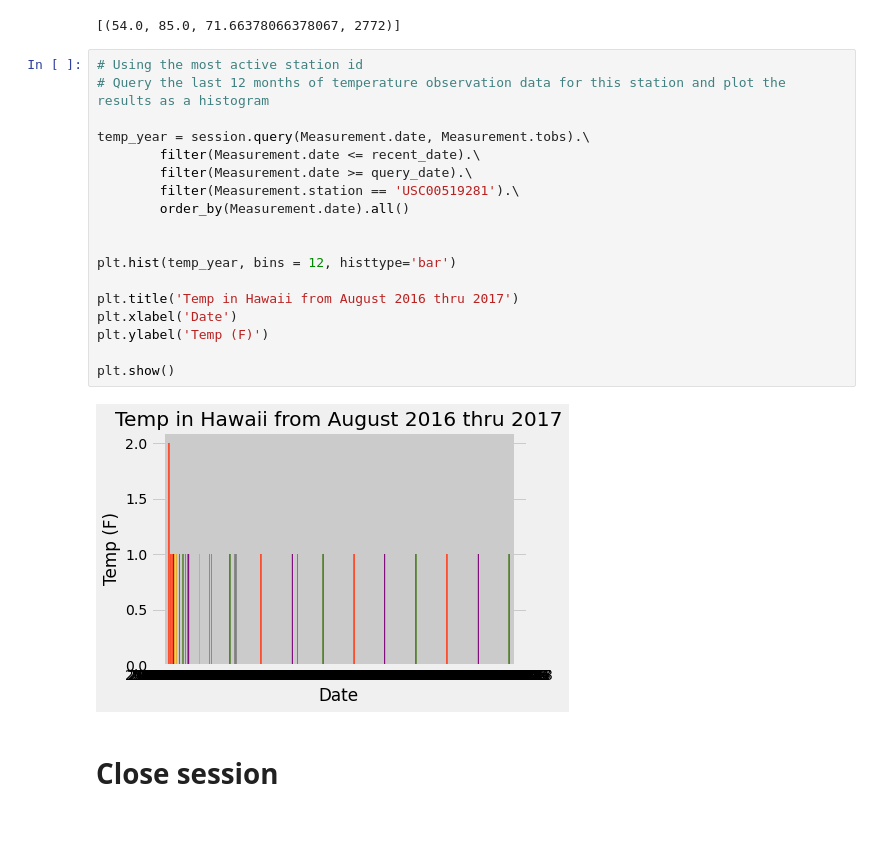
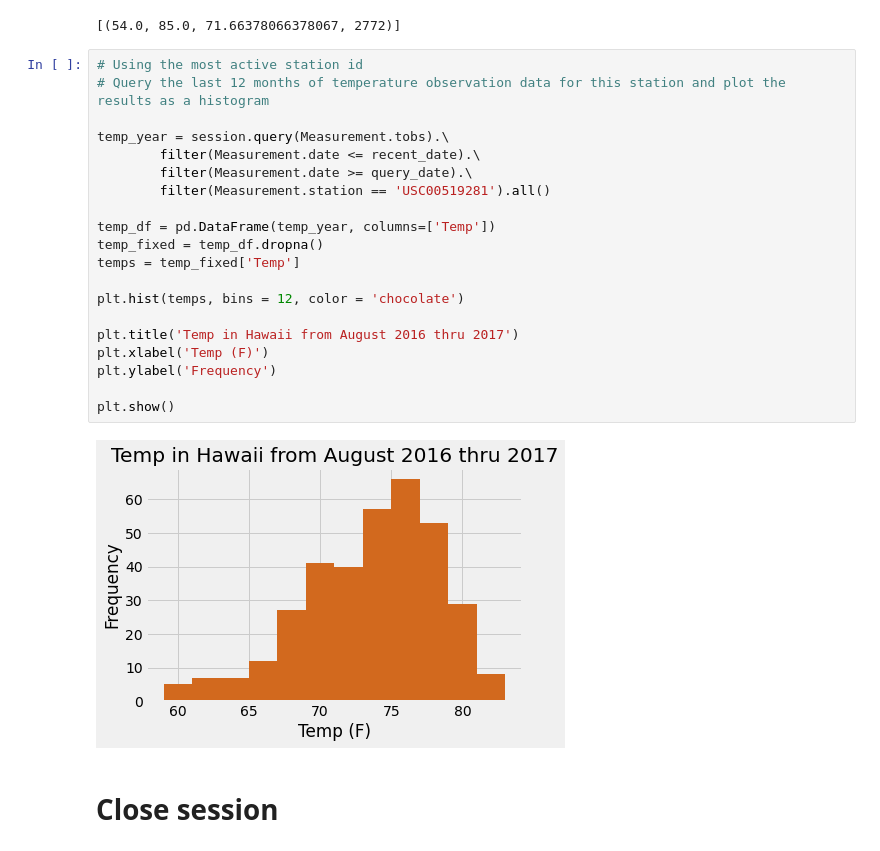
Before and after one commit to pspitzer86/SQLAlchemy-Challenge, a Jupyter notebook: WeatherPy2.ipynb, the cells around one changed output. Drawn from its saved outputs; the diff is of its cells as text.

```diff
--- a/WeatherPy2.ipynb
+++ b/WeatherPy2.ipynb
@@ -154,23 +158,25 @@ print(most_active_info)
 # %%
 # Using the most active station id
 # Query the last 12 months of temperature observation data for this station and plot the results as a histogram
 
-temp_year = session.query(Measurement.date, Measurement.tobs).\
+temp_year = session.query(Measurement.tobs).\
         filter(Measurement.date <= recent_date).\
         filter(Measurement.date >= query_date).\
-        filter(Measurement.station == 'USC00519281').\
-        order_by(Measurement.date).all()
+        filter(Measurement.station == 'USC00519281').all()
 
+temp_df = pd.DataFrame(temp_year, columns=['Temp'])
+temp_fixed = temp_df.dropna()
+temps = temp_fixed['Temp']
 
-plt.hist(temp_year, bins = 12, histtype='bar')
+plt.hist(temps, bins = 12, color = 'chocolate')
 
 plt.title('Temp in Hawaii from August 2016 thru 2017')
-plt.xlabel('Date')
-plt.ylabel('Temp (F)')
+plt.xlabel('Temp (F)')
+plt.ylabel('Frequency')
 
 plt.show()
 # %% [output]
-[figure, old version]
+[figure, new version]
 # %% [markdown]
 # Close session
 # %%
```
Also changed, not shown: parts of 1 cell of this notebook.
